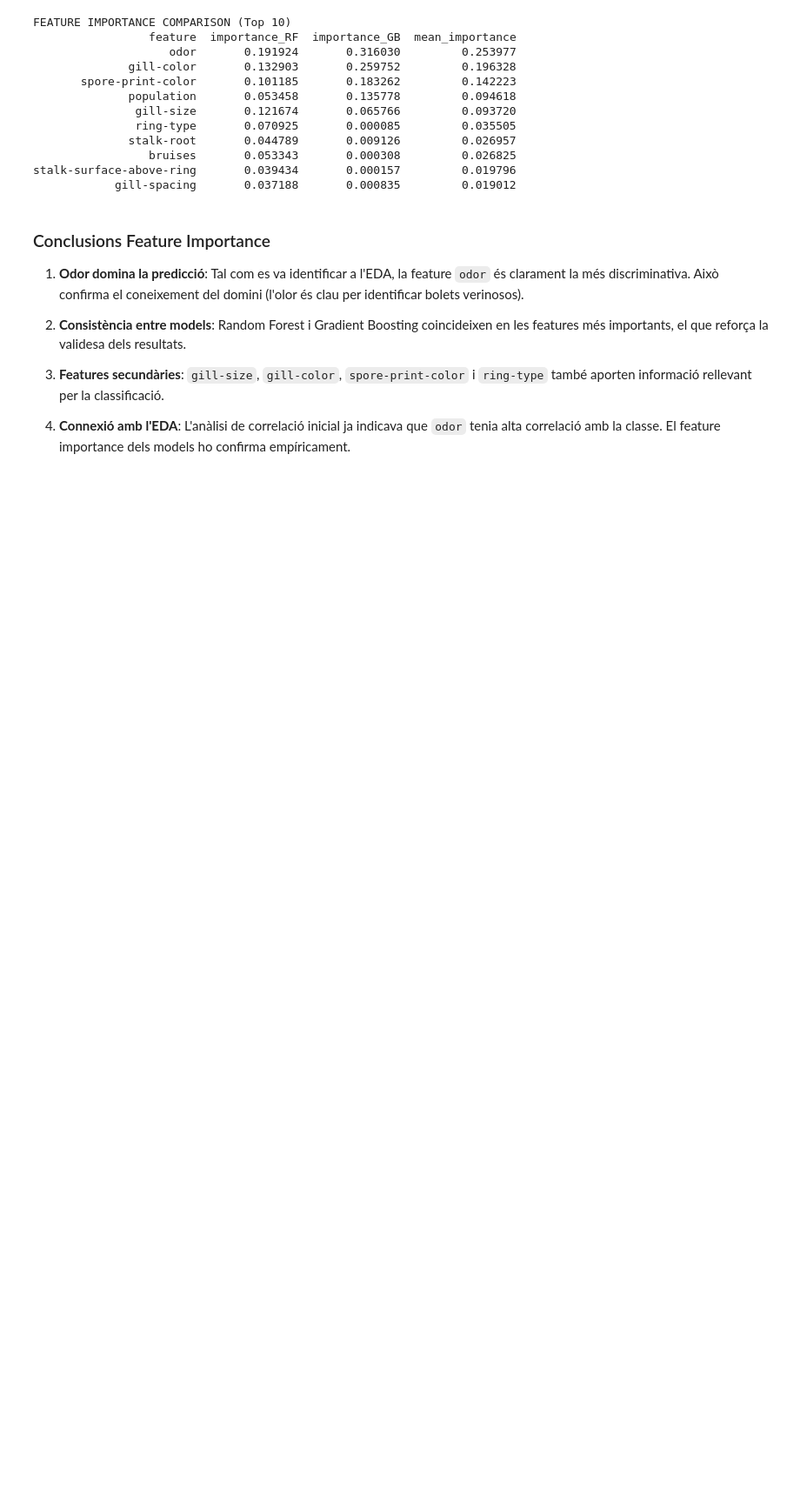
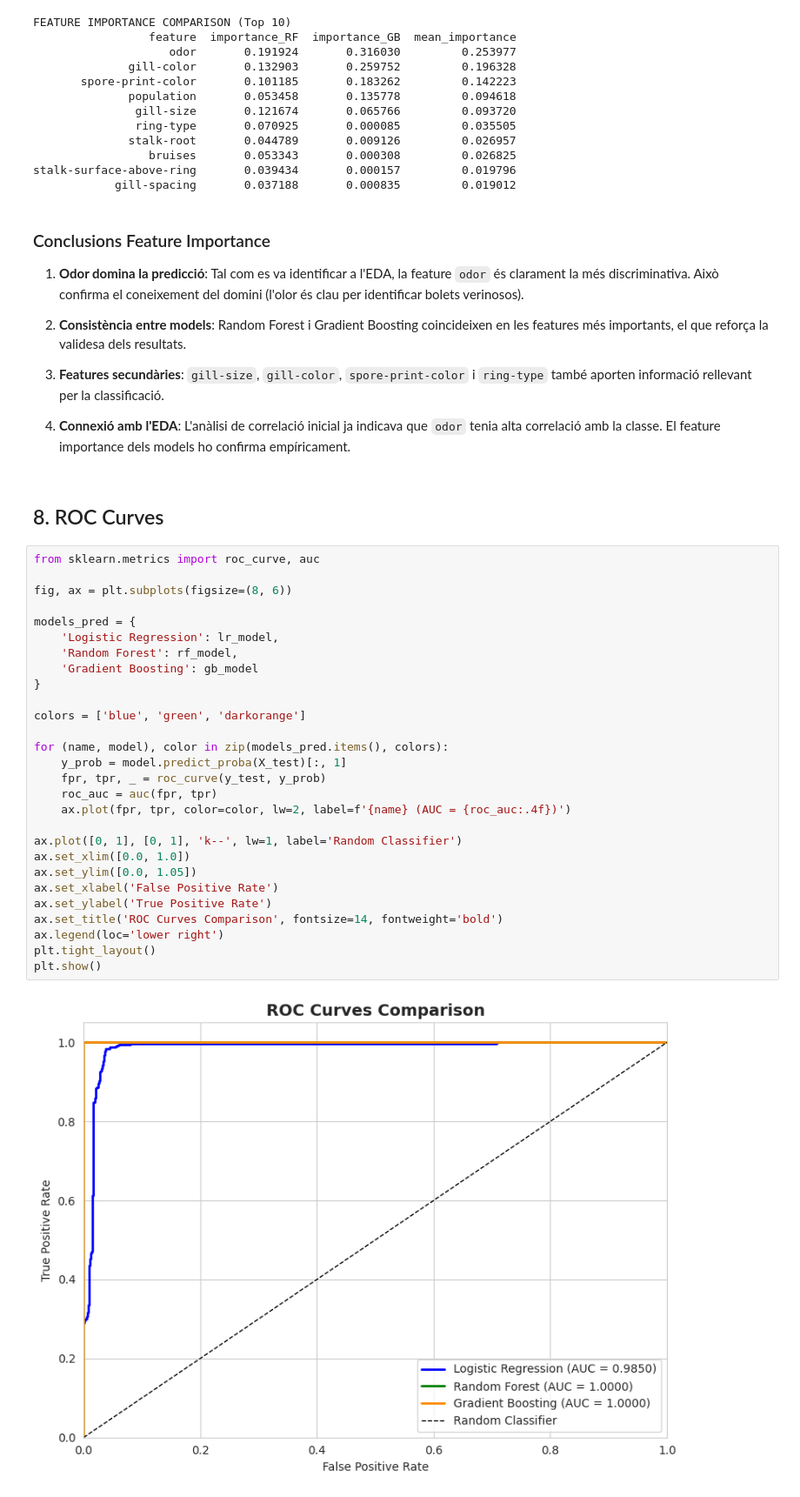
Before and after one commit to leonhrt/cas-kaggle, a Jupyter notebook: cas_kaggle_mushroom_classification.ipynb, the cells around one changed output. Shown: that part at 87% size. Cells and saved outputs as stored; diff of their text form; blank space fills up the shorter version.

Commit message:
add roc curves

```diff
--- a/cas_kaggle_mushroom_classification.ipynb
+++ b/cas_kaggle_mushroom_classification.ipynb
@@ -742,3 +742,35 @@ stalk-surface-above-ring       0.039434       0.000157         0.019796
 3. **Features secundàries**: `gill-size`, `gill-color`, `spore-print-color` i `ring-type` també aporten informació rellevant per la classificació.
 
 4. **Connexió amb l'EDA**: L'anàlisi de correlació inicial ja indicava que `odor` tenia alta correlació amb la classe. El feature importance dels models ho confirma empíricament.
+# %% [markdown]
+## 8. ROC Curves
+# %%
+from sklearn.metrics import roc_curve, auc
+
+fig, ax = plt.subplots(figsize=(8, 6))
+
+models_pred = {
+    'Logistic Regression': lr_model,
+    'Random Forest': rf_model,
+    'Gradient Boosting': gb_model
+}
+
+colors = ['blue', 'green', 'darkorange']
+
+for (name, model), color in zip(models_pred.items(), colors):
+    y_prob = model.predict_proba(X_test)[:, 1]
+    fpr, tpr, _ = roc_curve(y_test, y_prob)
+    roc_auc = auc(fpr, tpr)
+    ax.plot(fpr, tpr, color=color, lw=2, label=f'{name} (AUC = {roc_auc:.4f})')
+
+ax.plot([0, 1], [0, 1], 'k--', lw=1, label='Random Classifier')
+ax.set_xlim([0.0, 1.0])
+ax.set_ylim([0.0, 1.05])
+ax.set_xlabel('False Positive Rate')
+ax.set_ylabel('True Positive Rate')
+ax.set_title('ROC Curves Comparison', fontsize=14, fontweight='bold')
+ax.legend(loc='lower right')
+plt.tight_layout()
+plt.show()
+# %% [output]
+[figure, added]
```
Also changed, not shown: parts of 1 cell of this notebook.
